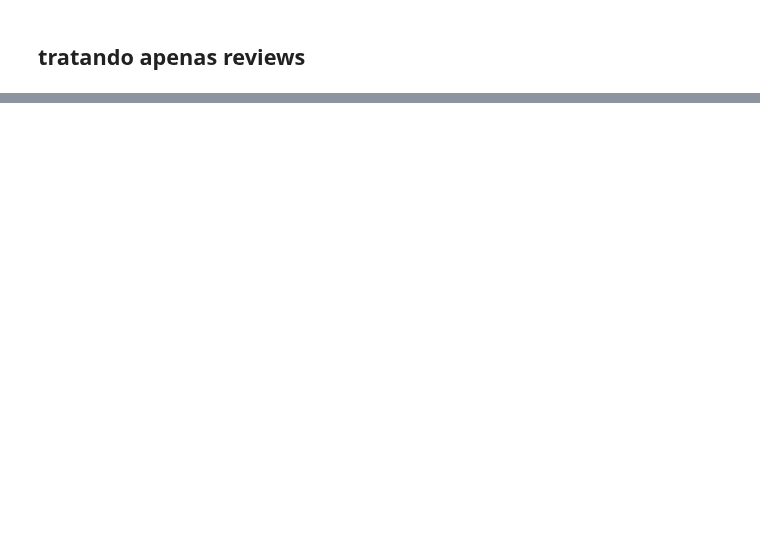
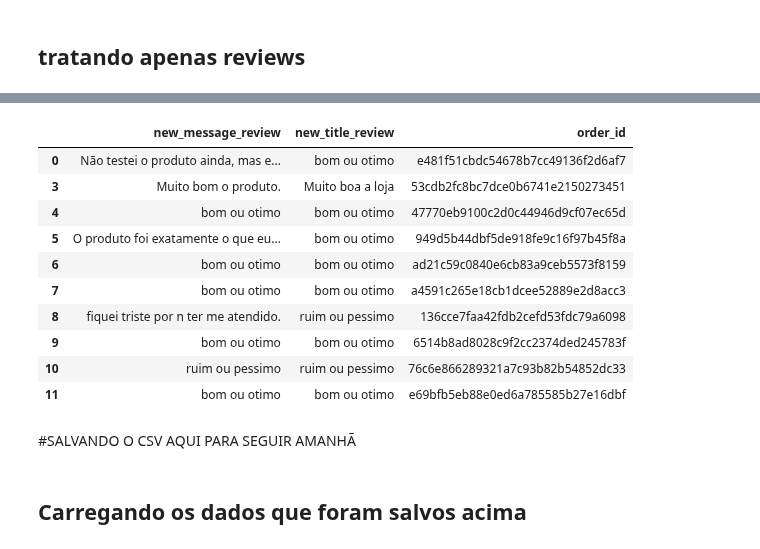
Before and after one commit to petersonrs/petersonrs, a Jupyter notebook: Koalas01.ipynb, the cells around one changed output, grey strips where cells are left out. Drawn from its saved outputs; the diff is of its cells as text; code cells hidden in the pictures; blank space fills up the shorter version.

```diff
--- a/Koalas01.ipynb
+++ b/Koalas01.ipynb
@@ -171,2 +179,4 @@ transformacao_final = ds_dados_tratados.copy() # só pra manter o mesmo nome
 # %% [markdown]
 ## tratando apenas reviews
+# %%
+df_titulos_mensagens = transformacao_final[['new_message_review', 'new_title_review','order_id']]
@@ -172,0 +201,2 @@ transformacao_final = ds_dados_tratados.copy() # só pra manter o mesmo nome
+# %%
+df_titulos_mensagens = df_titulos_mensagens.drop_duplicates(subset=['order_id'])
@@ -172,0 +211,16 @@ transformacao_final = ds_dados_tratados.copy() # só pra manter o mesmo nome
+# %%
+df_titulos_mensagens.head(10)
+# %% [output]
+|  | new_message_review | new_title_review | order_id |
+| 0 | Não testei o produto ainda, mas e... | bom ou otimo | e481f51cbdc54678b7cc49136f2d6af7 |
+| 3 | Muito bom o produto. | Muito boa a loja | 53cdb2fc8bc7dce0b6741e2150273451 |
+| 4 | bom ou otimo | bom ou otimo | 47770eb9100c2d0c44946d9cf07ec65d |
+| 5 | O produto foi exatamente o que eu... | bom ou otimo | 949d5b44dbf5de918fe9c16f97b45f8a |
+| 6 | bom ou otimo | bom ou otimo | ad21c59c0840e6cb83a9ceb5573f8159 |
+| 7 | bom ou otimo | bom ou otimo | a4591c265e18cb1dcee52889e2d8acc3 |
+| 8 | fiquei triste por n ter me atendido. | ruim ou pessimo | 136cce7faa42fdb2cefd53fdc79a6098 |
+| 9 | bom ou otimo | bom ou otimo | 6514b8ad8028c9f2cc2374ded245783f |
+| 10 | ruim ou pessimo | ruim ou pessimo | 76c6e866289321a7c93b82b54852dc33 |
+| 11 | bom ou otimo | bom ou otimo | e69bfb5eb88e0ed6a785585b27e16dbf |
+# %% [markdown]
+#SALVANDO O CSV AQUI PARA SEGUIR AMANHÃ
@@ -172,0 +229,2 @@ transformacao_final = ds_dados_tratados.copy() # só pra manter o mesmo nome
+# %% [markdown]
+## Carregando os dados que foram salvos acima
```
Also changed, not shown: parts of 29 cells of this notebook.
